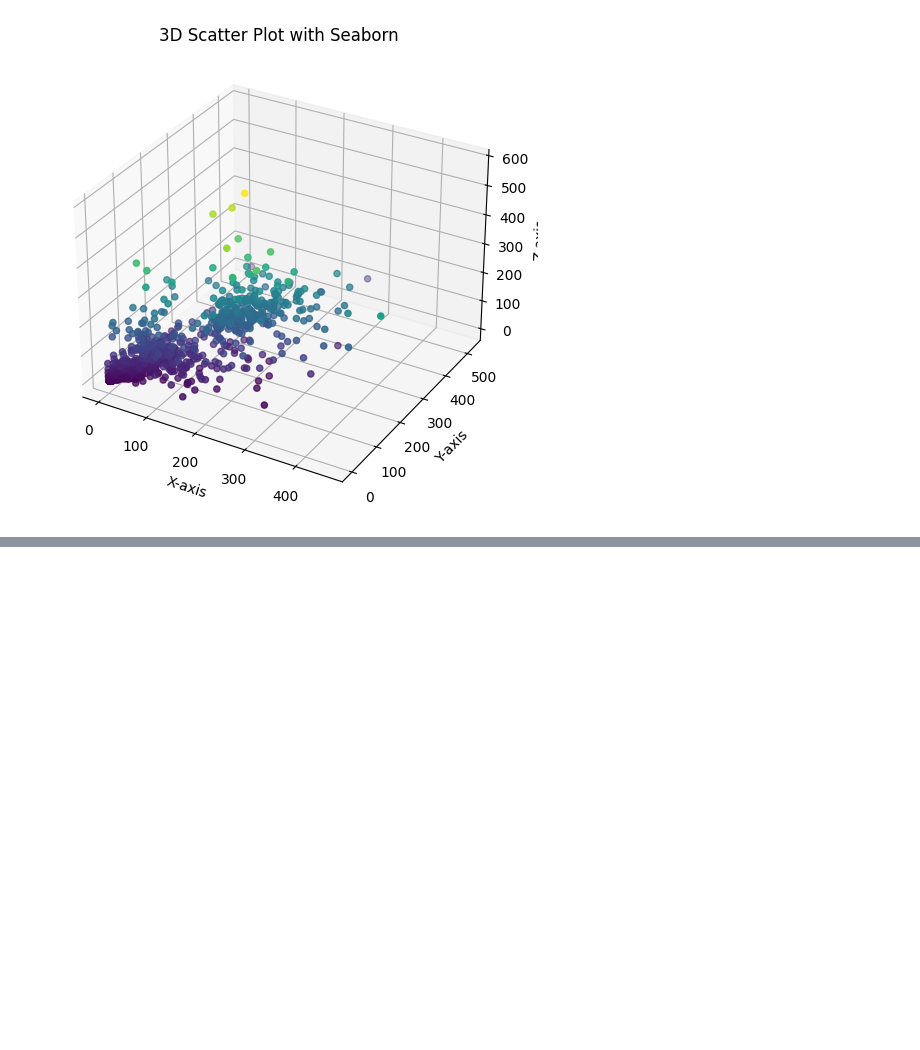
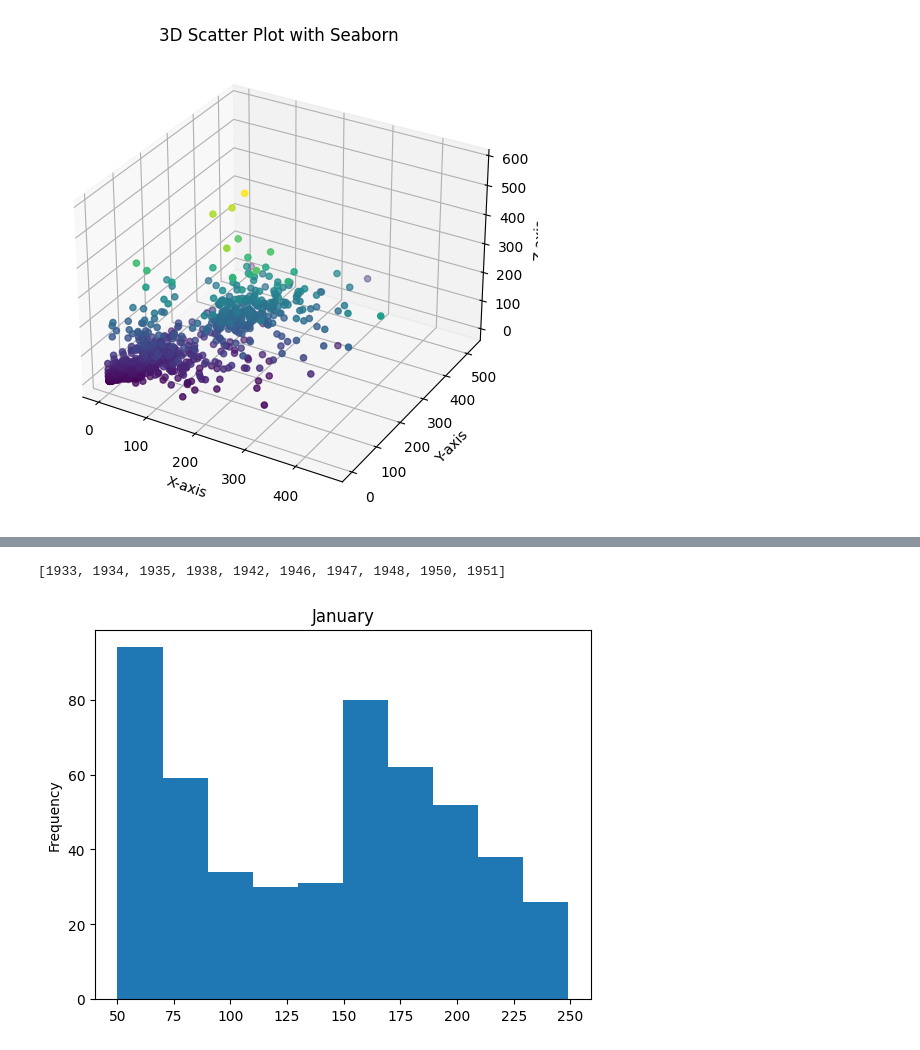
Before and after one commit to BRIJNANDA1979/Climate-Water-Supply-Forecast-Rodeo, a Jupyter notebook: Version_1_Seasonal_Analysis_of_Water_Supply_Forecast_Rodeo_project.ipynb, the cells around one changed output, grey strips where cells are left out. Drawn from its saved outputs; the diff is of its cells as text; code cells hidden in the pictures; blank space fills up the shorter version.

```diff
--- a/Version_1_Seasonal_Analysis_of_Water_Supply_Forecast_Rodeo_project.ipynb
+++ b/Version_1_Seasonal_Analysis_of_Water_Supply_Forecast_Rodeo_project.ipynb
@@ -254,0 +285,8 @@ plt.show()
+# %%
+#df_first_sample = df[df['volume'] > 50]
+####df_first_sample[df['volume'] < 250]
+col = df.columns
+df_first_sample = pd.DataFrame(columns = col)
+for row in df.iterrows():
+  if(row[1]['volume'] > 50 and row[1]['volume'] < 250):
+    df_first_sample = df_first_sample.append(row[1])
@@ -254,0 +337,17 @@ plt.show()
+# %%
+grouped = df_first_sample.groupby('month')
+site_id = []
+year =[]
+volume =[]
+for month,group in grouped:
+  print(month)
+  print(group)
+  print(group['volume'])
+  for vol in group['volume']:
+    volume.append(vol)
+  print(volume)
+  print(len(volume))      ######  Total of 1990 rows with 1990 volume entries for Jan month for all rivers
+
+  for y in group['year']:
+    year.append(y)
+  break
@@ -254,0 +393,9 @@ plt.show()
+# %%
+year[0:10]
+# %% [output]
+[1933, 1934, 1935, 1938, 1942, 1946, 1947, 1948, 1950, 1951]
+# %%
+volume = pd.Series(volume)
+plot = volume.plot(kind='hist', title="January")
+# %% [output]
+[figure, added]
```
Also changed, not shown: parts of 44 cells of this notebook.
